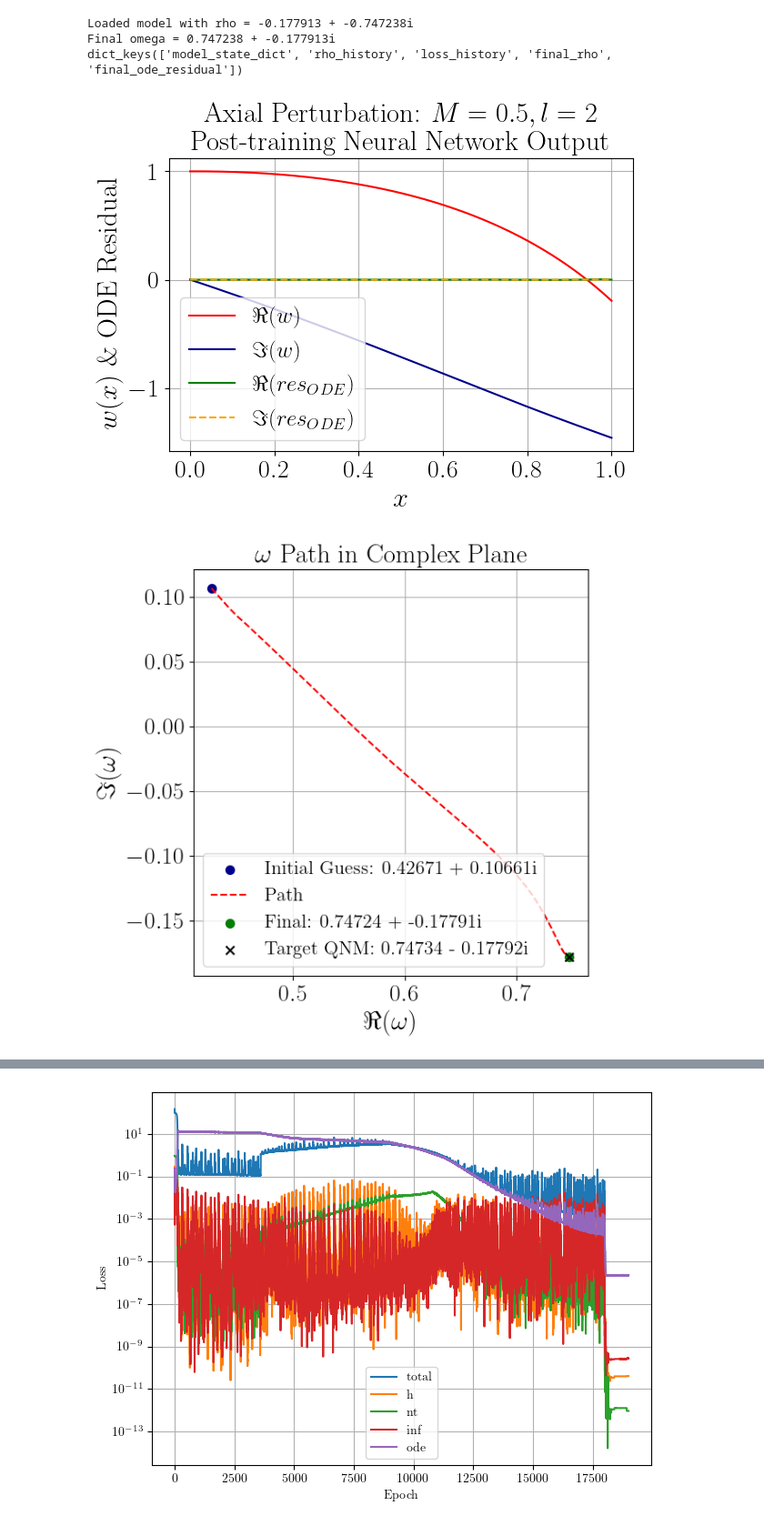
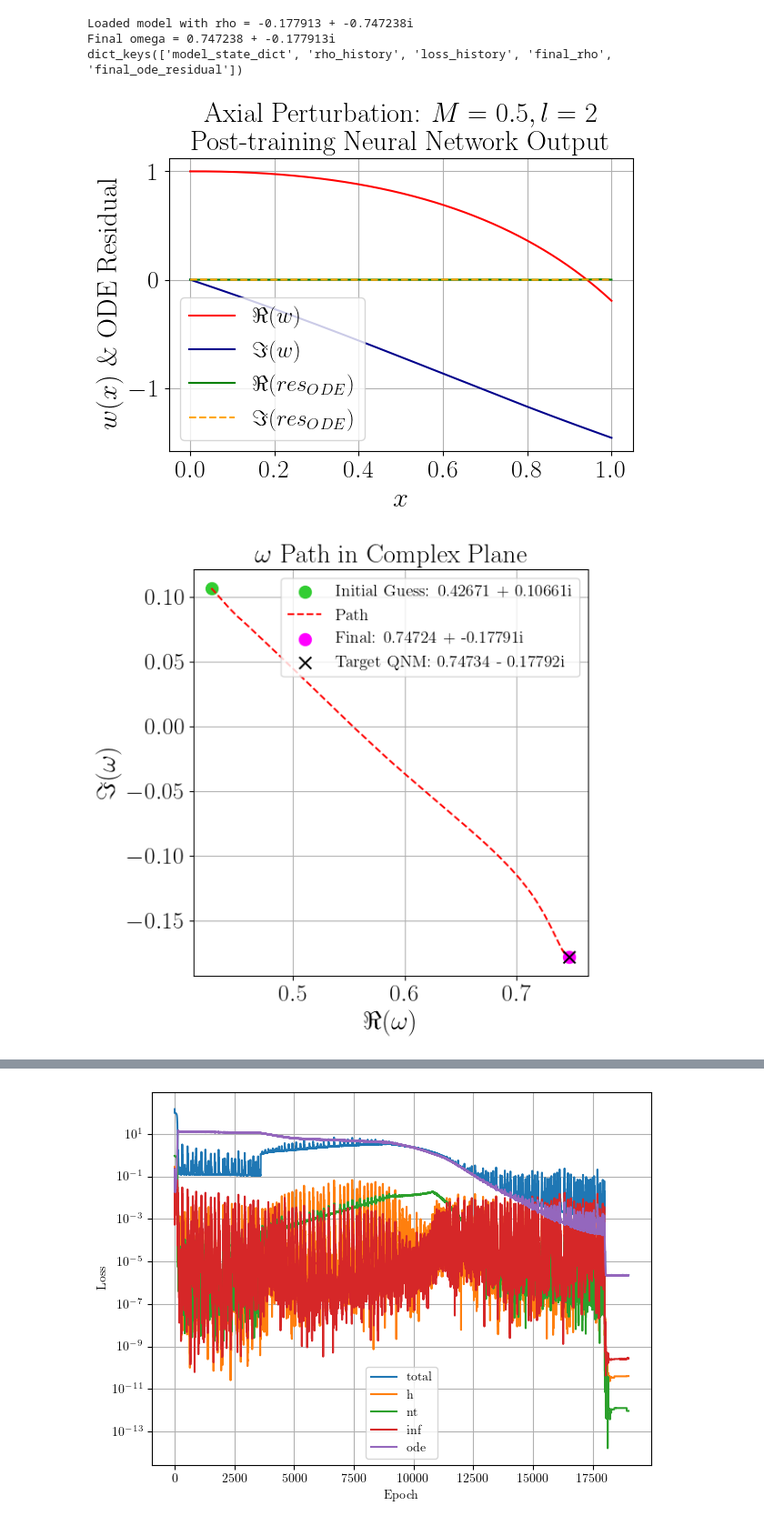
Before and after one commit to dakeerie/MSci-Project, a Jupyter notebook: Load.ipynb, the cells around one changed output, grey strips where cells are left out. Shown at 91% size. Drawn from its saved outputs; the diff is of its cells as text; code cells hidden in the pictures.

Commit message:
Updated plotting code for presentation

```diff
--- a/Load.ipynb
+++ b/Load.ipynb
@@ -97,35 +97,35 @@ x_np = x_eval.cpu().numpy().flatten()
 
 # print(len(checkpoint['loss_history']['ode']))
 
 plt.figure()
 plt.plot(x_np, w_re, color = 'red', label = r'$\Re(w)$')
 plt.plot(x_np, w_im, color = 'darkblue', label = r'$\Im(w)$')
 plt.plot(x_res, res_re, color = 'green', label = r'$\Re(res_{ODE})$')
 plt.plot(x_res, res_im, color = 'orange', linestyle = '--', zorder = 10, label = r'$\Im(res_{ODE})$')
 plt.title(r'Axial Perturbation: $M = 0.5, l = 2$'
     '\n'
     'Post-training Neural Network Output', fontsize = 22)
 plt.xlabel(r'$x$', fontsize = 22)
 plt.ylabel(r'$w(x)$ \& ODE Residual', fontsize = 22)
 plt.legend(fontsize = 18, loc = 'lower left')
 plt.tick_params(labelsize = 20)
 plt.grid()
 plt.tight_layout()
 plt.savefig('./PINNFigures/wOutput.png', format = 'png')
 
 plt.figure(figsize = [6, 6])
-plt.scatter(omega_history['re'][0], omega_history['im'][0], marker = 'o', s = 50, color = 'darkblue', label = f'Initial Guess: {omega_history["re"][0]:.5f} + {omega_history["im"][0]:.5f}i')
+plt.scatter(omega_history['re'][0], omega_history['im'][0], marker = 'o', s = 100, color = 'limegreen', label = f'Initial Guess: {omega_history["re"][0]:.5f} + {omega_history["im"][0]:.5f}i')
 plt.plot(omega_history['re'], omega_history['im'], 'r--', label = 'Path')
-plt.scatter(omega_history['re'][-1], omega_history['im'][-1], marker = 'o', s= 50, zorder = 4, color = 'green', label = f'Final: {omega_history["re"][-1]:.5f} + {omega_history["im"][-1]:.5f}i')
-plt.scatter(0.74734, -0.17792, marker = 'x',  zorder = 5, color = 'k', s = 50, label = 'Target QNM: 0.74734 - 0.17792i')
+plt.scatter(omega_history['re'][-1], omega_history['im'][-1], marker = 'o', s= 100, zorder = 4, color = 'magenta', label = f'Final: {omega_history["re"][-1]:.5f} + {omega_history["im"][-1]:.5f}i')
+plt.scatter(0.74734, -0.17792, marker = 'x',  zorder = 5, color = 'k', s = 100, label = 'Target QNM: 0.74734 - 0.17792i')
 plt.xlabel(r'$\Re(\omega)$', fontsize = 22)
 plt.ylabel(r'$\Im(\omega)$', fontsize = 22)
 plt.tick_params(labelsize = 20)
-plt.legend(fontsize = 16, loc = 'lower left')
+plt.legend(fontsize = 14, loc = 'upper right')
 plt.title(r'$\omega$ Path in Complex Plane', fontsize = 22)
 plt.grid()
 plt.tight_layout()
 plt.savefig('./PINNFigures/rhoconvergence.png', format = 'png')
 # %% [output]
 [figure]
-[figure, old version]
+[figure, new version]
```
Also changed, not shown: parts of 1 cell of this notebook.
